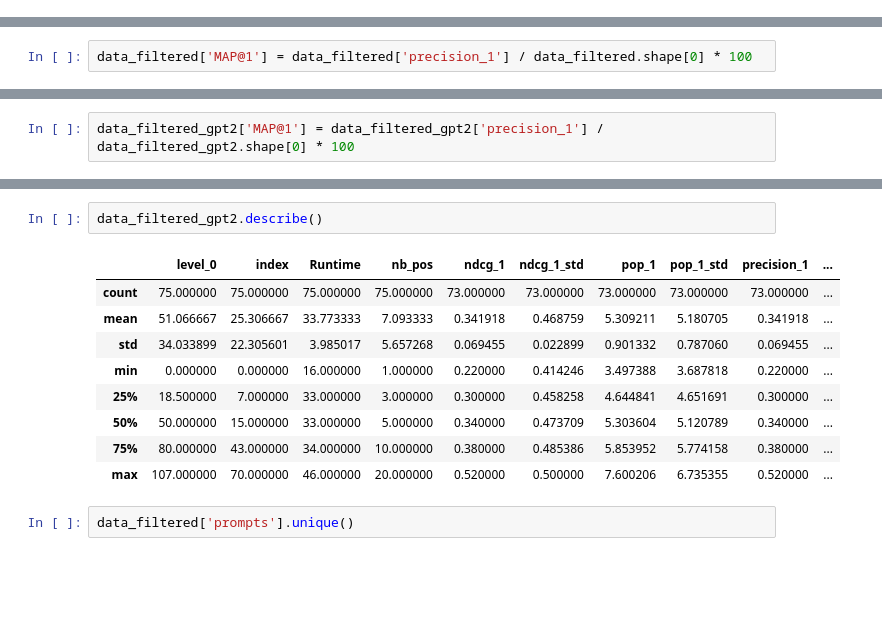
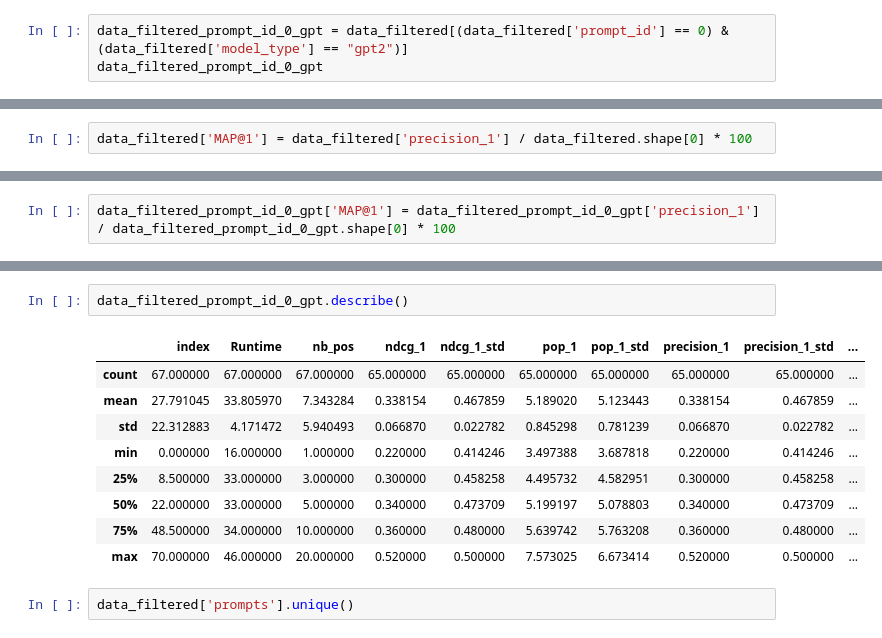
Before and after one commit to JurajkoDS/Exp_Des, a Jupyter notebook: visualisations_markus.ipynb, the cells around one changed output, grey strips where cells are left out. Cells and saved outputs as stored; diff of their text form; blank space fills up the shorter version.

```diff
--- a/visualisations_markus.ipynb
+++ b/visualisations_markus.ipynb
@@ -86,0 +86,3 @@ data_filtered_prompt_id_0
+# %%
+data_filtered_prompt_id_0_gpt = data_filtered[(data_filtered['prompt_id'] == 0) & (data_filtered['model_type'] == "gpt2")]
+data_filtered_prompt_id_0_gpt
@@ -100,2 +113,2 @@ array(['gpt2', 'gpt2-medium', 'gpt2-large', 'bert-large-uncased',
 # %%
-data_filtered_gpt2['MAP@1'] = data_filtered_gpt2['precision_1'] / data_filtered_gpt2.shape[0] * 100
+data_filtered_prompt_id_0_gpt['MAP@1'] = data_filtered_prompt_id_0_gpt['precision_1'] / data_filtered_prompt_id_0_gpt.shape[0] * 100
@@ -102,15 +121,15 @@ data_filtered_gpt2['MAP@1'] = data_filtered_gpt2['precision_1'] / data_filtered_
 # %%
-data_filtered_gpt2.describe()
+data_filtered_prompt_id_0_gpt.describe()
 # %% [output]
-|  | level_0 | index | Runtime | nb_pos | ndcg_1 | ndcg_1_std | pop_1 | pop_1_std | precision_1 | ... |
-| count | 75.000000 | 75.000000 | 75.000000 | 75.000000 | 73.000000 | 73.000000 | 73.000000 | 73.000000 | 73.000000 | ... |
-| mean | 51.066667 | 25.306667 | 33.773333 | 7.093333 | 0.341918 | 0.468759 | 5.309211 | 5.180705 | 0.341918 | ... |
-| std | 34.033899 | 22.305601 | 3.985017 | 5.657268 | 0.069455 | 0.022899 | 0.901332 | 0.787060 | 0.069455 | ... |
-| min | 0.000000 | 0.000000 | 16.000000 | 1.000000 | 0.220000 | 0.414246 | 3.497388 | 3.687818 | 0.220000 | ... |
-| 25% | 18.500000 | 7.000000 | 33.000000 | 3.000000 | 0.300000 | 0.458258 | 4.644841 | 4.651691 | 0.300000 | ... |
-| 50% | 50.000000 | 15.000000 | 33.000000 | 5.000000 | 0.340000 | 0.473709 | 5.303604 | 5.120789 | 0.340000 | ... |
-| 75% | 80.000000 | 43.000000 | 34.000000 | 10.000000 | 0.380000 | 0.485386 | 5.853952 | 5.774158 | 0.380000 | ... |
-| max | 107.000000 | 70.000000 | 46.000000 | 20.000000 | 0.520000 | 0.500000 | 7.600206 | 6.735355 | 0.520000 | ... |
+|  | index | Runtime | nb_pos | ndcg_1 | ndcg_1_std | pop_1 | pop_1_std | precision_1 | precision_1_std | ... |
+| count | 67.000000 | 67.000000 | 67.000000 | 65.000000 | 65.000000 | 65.000000 | 65.000000 | 65.000000 | 65.000000 | ... |
+| mean | 27.791045 | 33.805970 | 7.343284 | 0.338154 | 0.467859 | 5.189020 | 5.123443 | 0.338154 | 0.467859 | ... |
+| std | 22.312883 | 4.171472 | 5.940493 | 0.066870 | 0.022782 | 0.845298 | 0.781239 | 0.066870 | 0.022782 | ... |
+| min | 0.000000 | 16.000000 | 1.000000 | 0.220000 | 0.414246 | 3.497388 | 3.687818 | 0.220000 | 0.414246 | ... |
+| 25% | 8.500000 | 33.000000 | 3.000000 | 0.300000 | 0.458258 | 4.495732 | 4.582951 | 0.300000 | 0.458258 | ... |
+| 50% | 22.000000 | 33.000000 | 5.000000 | 0.340000 | 0.473709 | 5.199197 | 5.078803 | 0.340000 | 0.473709 | ... |
+| 75% | 48.500000 | 34.000000 | 10.000000 | 0.360000 | 0.480000 | 5.639742 | 5.763208 | 0.360000 | 0.480000 | ... |
+| max | 70.000000 | 46.000000 | 20.000000 | 0.520000 | 0.500000 | 7.573025 | 6.673414 | 0.520000 | 0.500000 | ... |
 # %%
 data_filtered['prompts'].unique()
 # %% [output]
```
Also changed, not shown: parts of 11 cells of this notebook.
